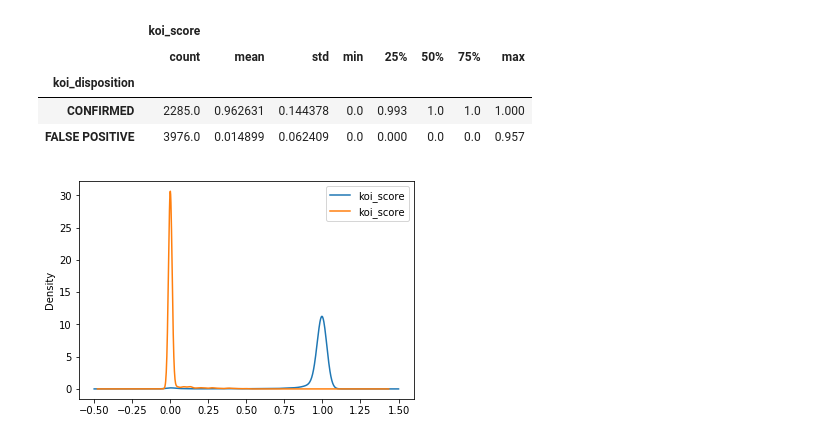
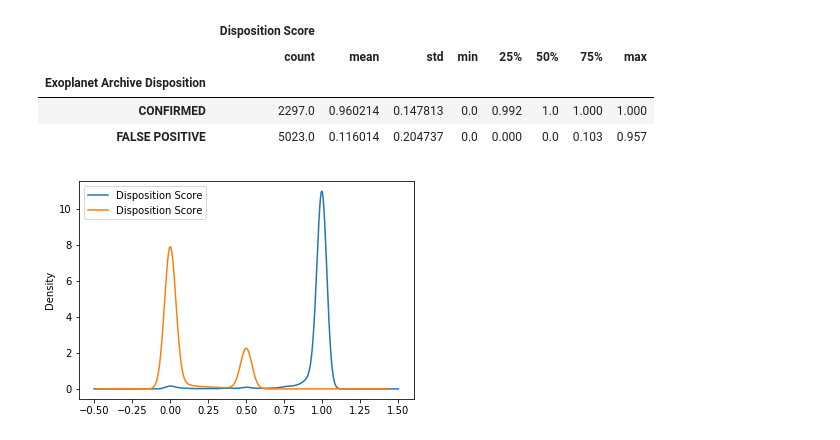
Before and after one commit to josiahcoad/LaSerenaDataScience, a Jupyter notebook: Expermental.ipynb, the cells around one changed output. Cells and saved outputs as stored; diff of their text form; code cells hidden in the pictures.

```diff
--- a/Expermental.ipynb
+++ b/Expermental.ipynb
@@ -55,6 +55,7 @@ import matplotlib.pyplot as plt
 from IPython.display import Image
 import pydotplus
 # %%
-df = pd.read_csv('KeplerData.csv')
-df.head()
+raw = pd.read_csv('KeplerData.csv')
+print(raw.shape)
+raw.head()
 # %% [output]
@@ -81,0 +70,16 @@ len(withoutna)
+# %%
+target_name = 'Exoplanet Archive Disposition'
+feature_names = list(raw.columns[4:])
+data = raw[[target_name, *feature_names]]
+# remove canidates for prediction (2244 rows)
+data = raw[raw[target_name] != 'CANDIDATE']
+# IMPUTE
+# Fill Disposition Score with 0.5
+data['Disposition Score'] = data['Disposition Score'].fillna(.5)
+# Fill flags with 0
+flag_names = ['Not Transit-Like False Positive Flag', 'Stellar Eclipse False Positive Flag', 'Centroid Offset False Positive Flag', 'Ephermeris Match Indicates Contamination False Positive Flag']
+data[flag_names] = data[flag_names].fillna(0)
+# Fill all other nulls with median
+data = data.fillna(data.median())
+print(data.shape)
+data.head()
@@ -132,13 +194,13 @@ most_important
 # %%
 # here we look at the most important feature
 fig, axs = plt.subplots(ncols=1)
-data = df[['koi_score', target]]
-data.groupby(target).plot(kind='kde', ax=axs)
-data.groupby(target).describe()
+koi_score = data[['Disposition Score', target_name]]
+koi_score.groupby(data[target_name]).plot(kind='kde', ax=axs)
+koi_score.groupby(data[target_name]).describe()
 # %% [output]
-|  | koi_score |  |  |  |  |  |  |  |
+|  | Disposition Score |  |  |  |  |  |  |  |
 |  | count | mean | std | min | 25% | 50% | 75% | max |
-| koi_disposition |  |  |  |  |  |  |  |  |
-| CONFIRMED | 2285.0 | 0.962631 | 0.144378 | 0.0 | 0.993 | 1.0 | 1.0 | 1.000 |
-| FALSE POSITIVE | 3976.0 | 0.014899 | 0.062409 | 0.0 | 0.000 | 0.0 | 0.0 | 0.957 |
+| Exoplanet Archive Disposition |  |  |  |  |  |  |  |  |
+| CONFIRMED | 2297.0 | 0.960214 | 0.147813 | 0.0 | 0.992 | 1.0 | 1.000 | 1.000 |
+| FALSE POSITIVE | 5023.0 | 0.116014 | 0.204737 | 0.0 | 0.000 | 0.0 | 0.103 | 0.957 |
-[figure, old version]
+[figure, new version]
```
Also changed, not shown: parts of 15 cells of this notebook.
